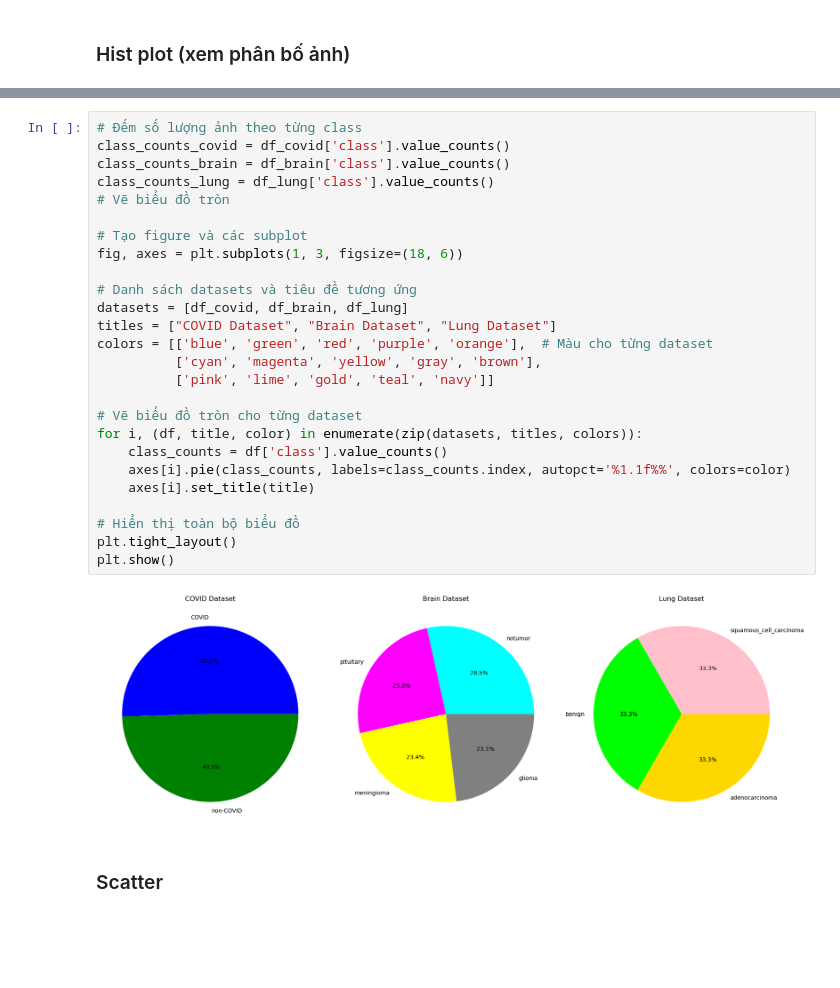
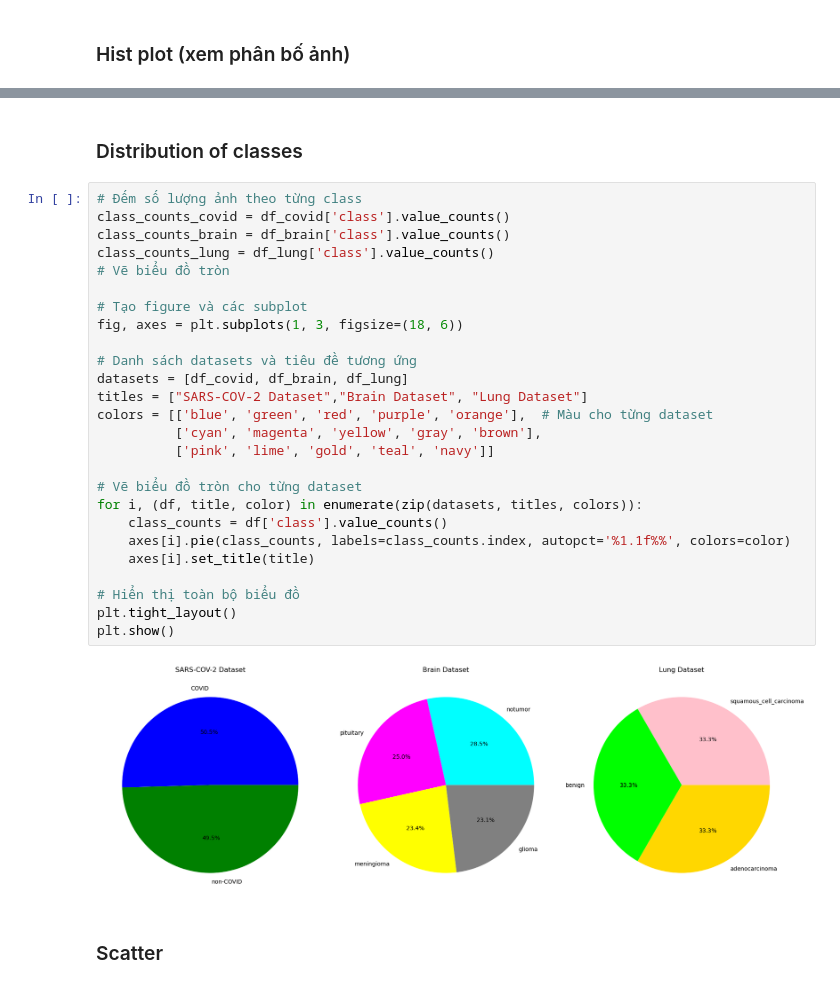
Before and after one commit to DangKhoaAI/TransferlearningMedicalImage, a Jupyter notebook: DataAnalysis/dataanalysis.ipynb, the cells around one changed output, grey strips where cells are left out. Saved outputs shown, nothing was run; the diff lists cells and outputs as text; blank space fills up the shorter version.

```diff
--- a/DataAnalysis/dataanalysis.ipynb
+++ b/DataAnalysis/dataanalysis.ipynb
@@ -202,31 +190,33 @@ plt.show()
+# %% [markdown]
+### Distribution of classes
 # %%
 # Đếm số lượng ảnh theo từng class
 class_counts_covid = df_covid['class'].value_counts()
 class_counts_brain = df_brain['class'].value_counts()
 class_counts_lung = df_lung['class'].value_counts()
 # Vẽ biểu đồ tròn
 
 # Tạo figure và các subplot
 fig, axes = plt.subplots(1, 3, figsize=(18, 6))
 
 # Danh sách datasets và tiêu đề tương ứng
 datasets = [df_covid, df_brain, df_lung]
-titles = ["COVID Dataset", "Brain Dataset", "Lung Dataset"]
+titles = ["SARS-COV-2 Dataset","Brain Dataset", "Lung Dataset"]
 colors = [['blue', 'green', 'red', 'purple', 'orange'],  # Màu cho từng dataset
           ['cyan', 'magenta', 'yellow', 'gray', 'brown'],
           ['pink', 'lime', 'gold', 'teal', 'navy']]
 
 # Vẽ biểu đồ tròn cho từng dataset
 for i, (df, title, color) in enumerate(zip(datasets, titles, colors)):
     class_counts = df['class'].value_counts()
     axes[i].pie(class_counts, labels=class_counts.index, autopct='%1.1f%%', colors=color)
     axes[i].set_title(title)
 
 # Hiển thị toàn bộ biểu đồ
 plt.tight_layout()
 plt.show()
 # %% [output]
-[figure, old version]
+[figure, new version]
 # %% [markdown]
 ### Scatter
 # %%
```
Also changed, not shown: parts of 9 cells of this notebook.
